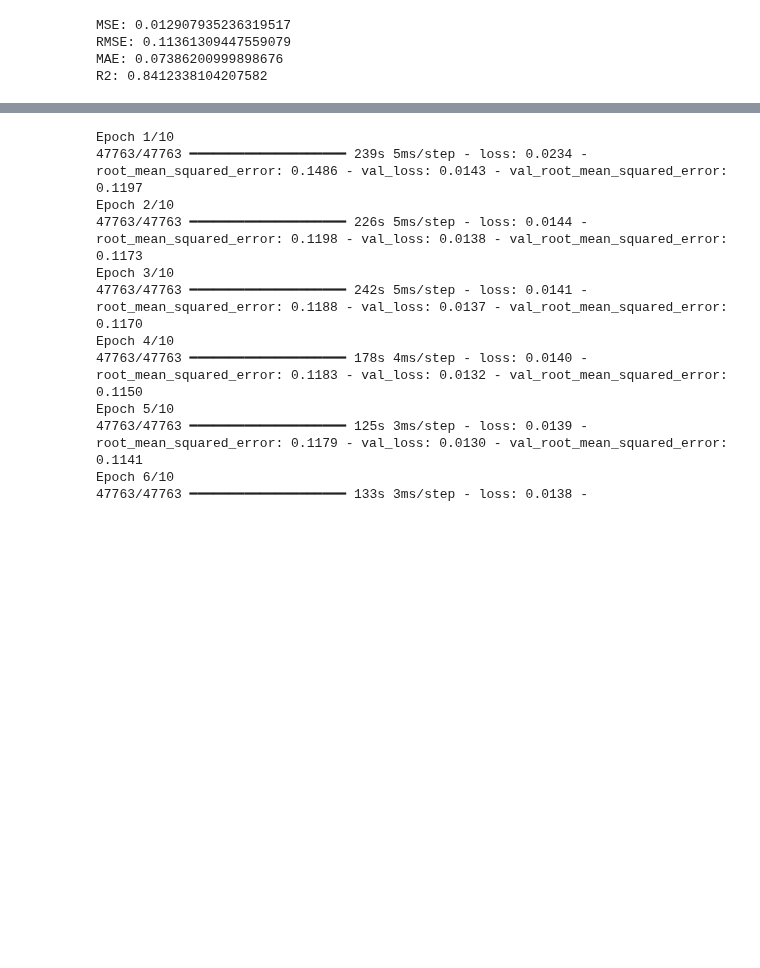
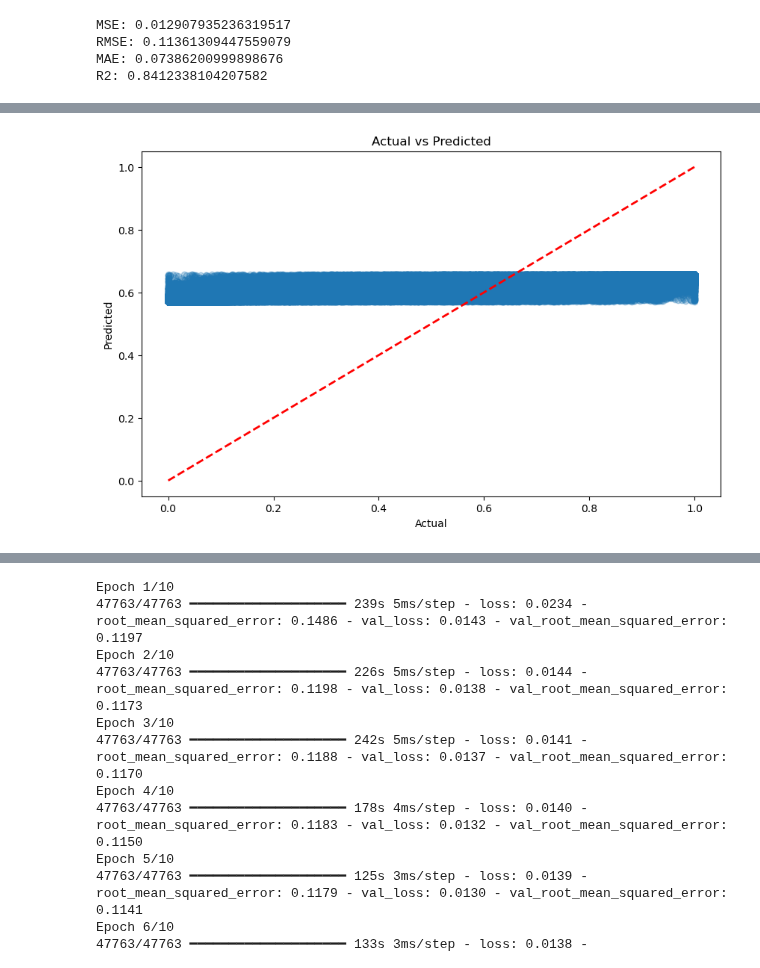
Before and after one commit to carlotalacasav/Gorrapiedra-proyecto, a Jupyter notebook: modelos_alba.ipynb, the cells around one changed output, grey strips where cells are left out. Drawn from its saved outputs; the diff is of its cells as text; code cells hidden in the pictures; blank space fills up the shorter version.

```diff
--- a/modelos_alba.ipynb
+++ b/modelos_alba.ipynb
@@ -144,0 +184,11 @@ R2: 0.8560578466634452
+# %%
+# Ara farem comparació entre valors predits i reals
+plt.figure(figsize=(10, 6))
+plt.scatter(y_validation, y_pred, alpha=0.3)
+plt.plot([y_validation.min(), y_validation.max()], [y_validation.min(), y_validation.max()], 'r--', lw=2)
+plt.xlabel('Actual')
+plt.ylabel('Predicted')
+plt.title('Actual vs Predicted')
+plt.show()
+# %% [output]
+[figure, added]
```
Also changed, not shown: parts of 7 cells of this notebook.
